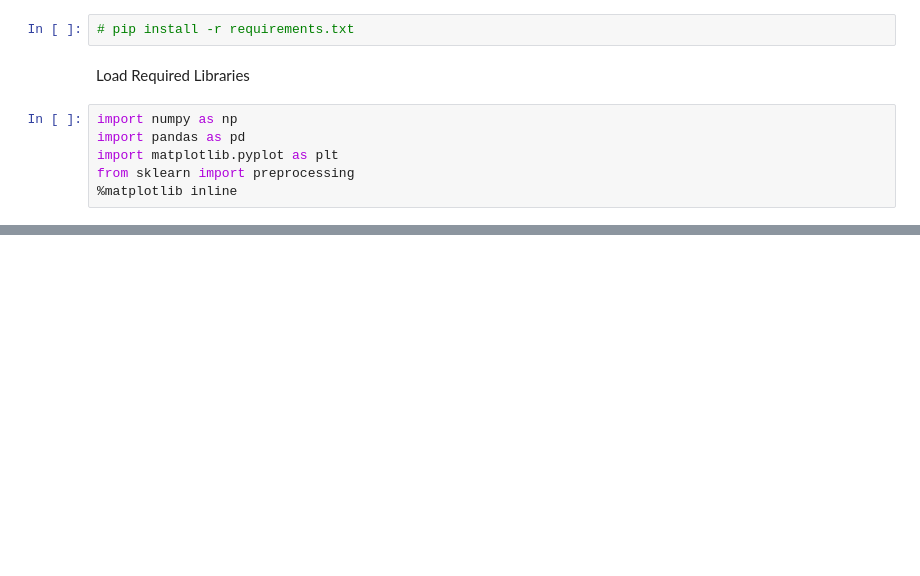
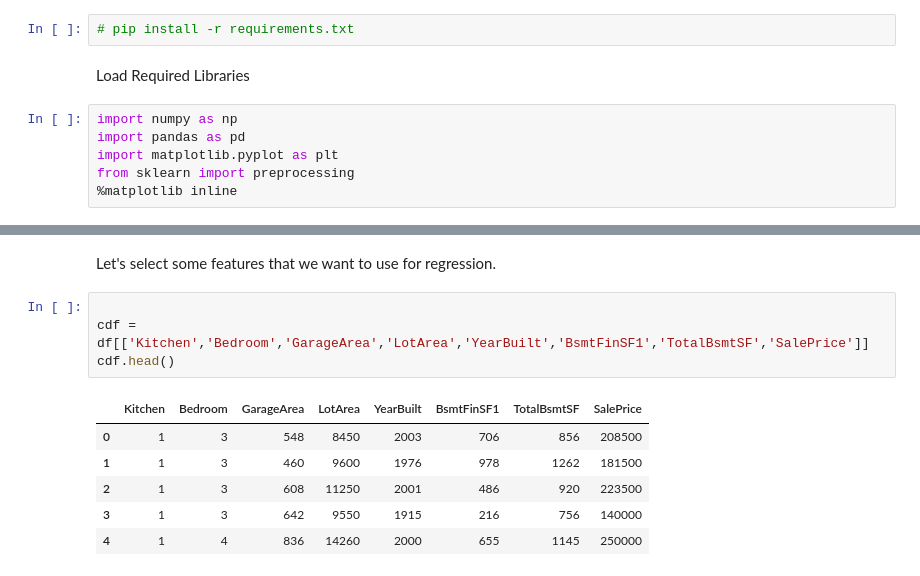
Before and after one commit to EbaAdisu/ml-house-price-Linear-regression-model, a Jupyter notebook: house_price_prediction.ipynb, the cells around one changed output, grey strips where cells are left out. Cells and saved outputs as stored; diff of their text form; blank space fills up the shorter version.

```diff
--- a/house_price_prediction.ipynb
+++ b/house_price_prediction.ipynb
@@ -152,0 +157,13 @@ cdf.head()
+# %% [markdown]
+Let's select some features that we want to use for regression.
+# %%
+
+cdf = df[['Kitchen','Bedroom','GarageArea','LotArea','YearBuilt','BsmtFinSF1','TotalBsmtSF','SalePrice']]
+cdf.head()
+# %% [output]
+|  | Kitchen | Bedroom | GarageArea | LotArea | YearBuilt | BsmtFinSF1 | TotalBsmtSF | SalePrice |
+| 0 | 1 | 3 | 548 | 8450 | 2003 | 706 | 856 | 208500 |
+| 1 | 1 | 3 | 460 | 9600 | 1976 | 978 | 1262 | 181500 |
+| 2 | 1 | 3 | 608 | 11250 | 2001 | 486 | 920 | 223500 |
+| 3 | 1 | 3 | 642 | 9550 | 1915 | 216 | 756 | 140000 |
+| 4 | 1 | 4 | 836 | 14260 | 2000 | 655 | 1145 | 250000 |
```
Also changed, not shown: parts of 17 cells of this notebook.
